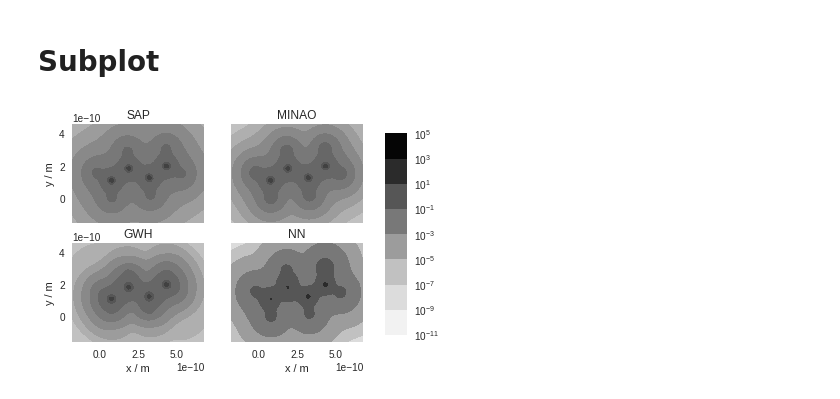
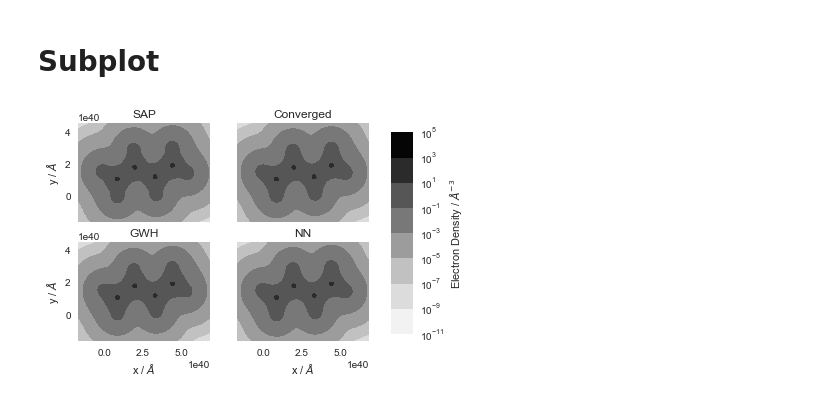
Before and after one commit to jcartus/SCFInitialGuess, a Jupyter notebook: butadien/notebooks/Density.ipynb, the cells around one changed output. Saved outputs shown, nothing was run; the diff lists cells and outputs as text; code cells hidden in the pictures.

Commit message:
CHG: fixed labels and changed molecule used.
It is not in dataset anymore!

```diff
--- a/butadien/notebooks/Density.ipynb
+++ b/butadien/notebooks/Density.ipynb
@@ -130,7 +185,7 @@ from SCFInitialGuess.nn.networks import EluFixedValue
 
 graph = tf.Graph()
 
-structure, weights, biases = np.load("../data/network.npy", encoding="latin1")
+structure, weights, biases = np.load("../data/network400.npy", encoding="latin1")
 
 with graph.as_default():
     sess = tf.Session()
@@ -138,11 +193,6 @@ with graph.as_default():
     network.setup()
     sess.run(tf.global_variables_initializer())
 # %%
-mole_sto = mole
-mole_sto.basis = "sto-3g"
-mole_sto.build()
-
-
-s_test = hf.get_ovlp(mole_sto)
-
-s_test_norm = dataset.input_transformation(s.reshape(-1, dim**2))
+dim = 26
+s = hf.get_ovlp(mole)
+s_norm = dataset.input_transformation(s.reshape(-1, dim**2))
@@ -151,4 +199,5 @@ Warn: Ipython shell catchs sys.args
 # %%
+from SCFInitialGuess.nn.post_processing import multi_mc_wheeny
 
-dm_nn = network.run(sess, s_test_norm).reshape(dim, dim).astype("float64")
+dm_nn = network.run(sess, s_norm).reshape(dim, dim).astype("float64")
 dm_nn_density, x, y = density_cut(mole, dm_nn, nx, ny, z_value)
@@ -160,0 +219,7 @@ plt.show()
+# %%
+from SCFInitialGuess.nn.post_processing import multi_mc_wheeny
+
+dm_mcw5 = multi_mc_wheeny(dm_nn, s, 5)
+dm_mcw5_density, x, y = density_cut(mole, dm_mcw5, nx, ny, z_value)
+
+print(list(measure_idempotence_error([dm_mcw5], [s])))
@@ -166,41 +239,46 @@ fig, axes = plt.subplots(2, 2)
 vmin = 1e-11
 vmax = 1e5
 
-ylabel = "y / m"
-xlabel = "x / m"
+ylabel = r"y / $\AA$"
+xlabel = r"x / $\AA$"
+
+x *= 1e10
+y *= 1e10
 
 norm = plt.Normalize(vmin, vmax)
 
 axes[0,0].contourf(*np.meshgrid(x, y), dm_sap_density, locator=ticker.LogLocator(), vmin=vmin, vmax=vmax)
 axes[0,0].set_title("SAP")
 axes[0,0].ticklabel_format(style='plain', axis='x')
 axes[0,0].set_ylabel(ylabel)
 
 
 
 axes[1,0].contourf(*np.meshgrid(x, y), dm_gwh_density, locator=ticker.LogLocator(), vmin=vmin, vmax=vmax)
 axes[1,0].set_title("GWH")
 axes[1,0].set_xlabel(xlabel)
 axes[1,0].set_ylabel(ylabel)
 
-axes[0,1].contourf(*np.meshgrid(x, y), dm_minao_density, locator=ticker.LogLocator(), vmin=vmin, vmax=vmax)
-axes[0,1].set_title("MINAO")
+axes[0,1].contourf(*np.meshgrid(x, y), dm_density, locator=ticker.LogLocator(), vmin=vmin, vmax=vmax)
+axes[0,1].set_title("Converged")
 axes[0,1].ticklabel_format(style='plain')
 
 
 im = axes[1,1].contourf(*np.meshgrid(x, y), dm_nn_density, locator=ticker.LogLocator(),  vmin=vmin, vmax=vmax)
 axes[1,1].set_title("NN")
 axes[1,1].ticklabel_format(style='plain', axis='y')
 axes[1,1].set_xlabel(xlabel)
 
 _ = plt.setp([a.get_xticklabels() for a in axes[0, :]], visible=False)
 _ = plt.setp([a.get_yticklabels() for a in axes[:, 1]], visible=False)
 
 fig.subplots_adjust(right=0.8)
 cbar_ax = fig.add_axes([0.85, 0.15, 0.05, 0.7])
-fig.colorbar(im, cax=cbar_ax)
+cbar = fig.colorbar(im, cax=cbar_ax)
+#cbar.ax.text(.5, (2 * j + 1) / 8.0, lab, ha='center', va='center')
+cbar.set_label(r"Electron Density / $\AA^{-3}$")
 
-plt.savefig("/home/jcartus/Repos/cc2aiPoster/densities/density_cuts.pdf")
+plt.savefig(export_folder + "density_cuts.pdf")
 #
 # %% [output]
-[figure, old version]
+[figure, new version]
```
Also changed, not shown: parts of 18 cells of this notebook.
